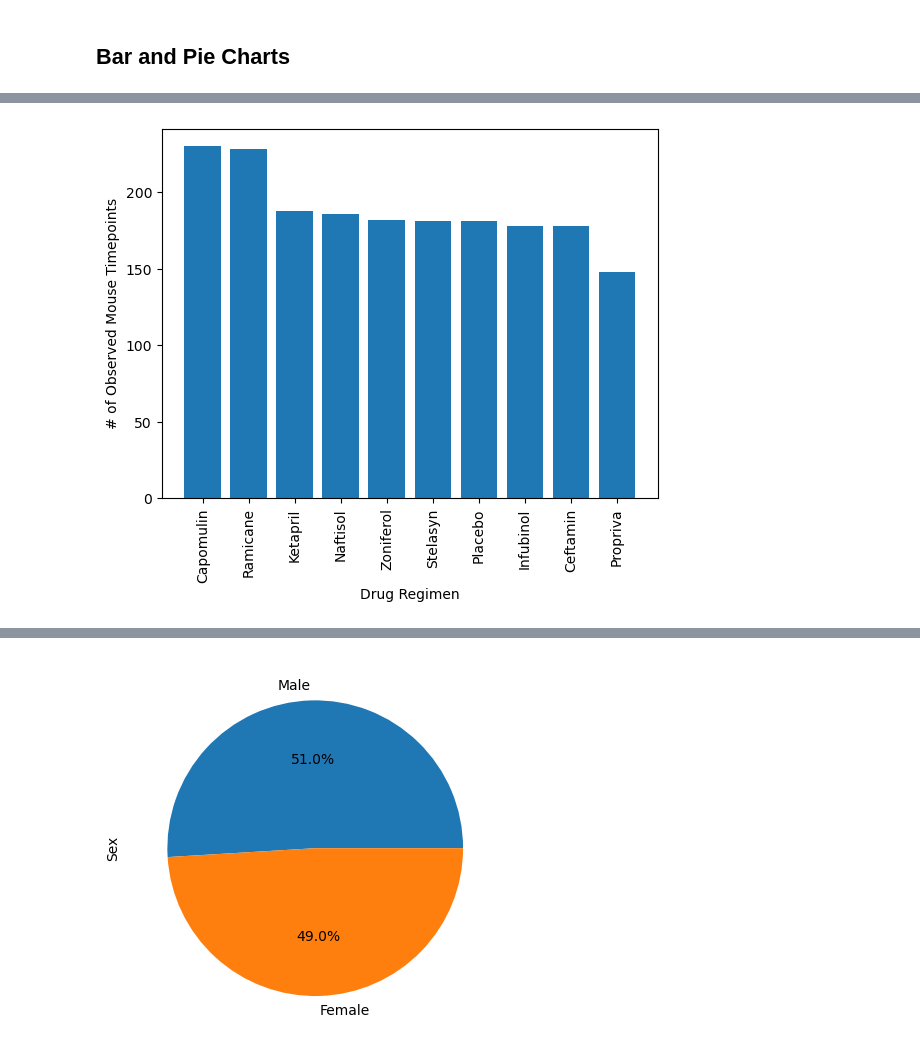
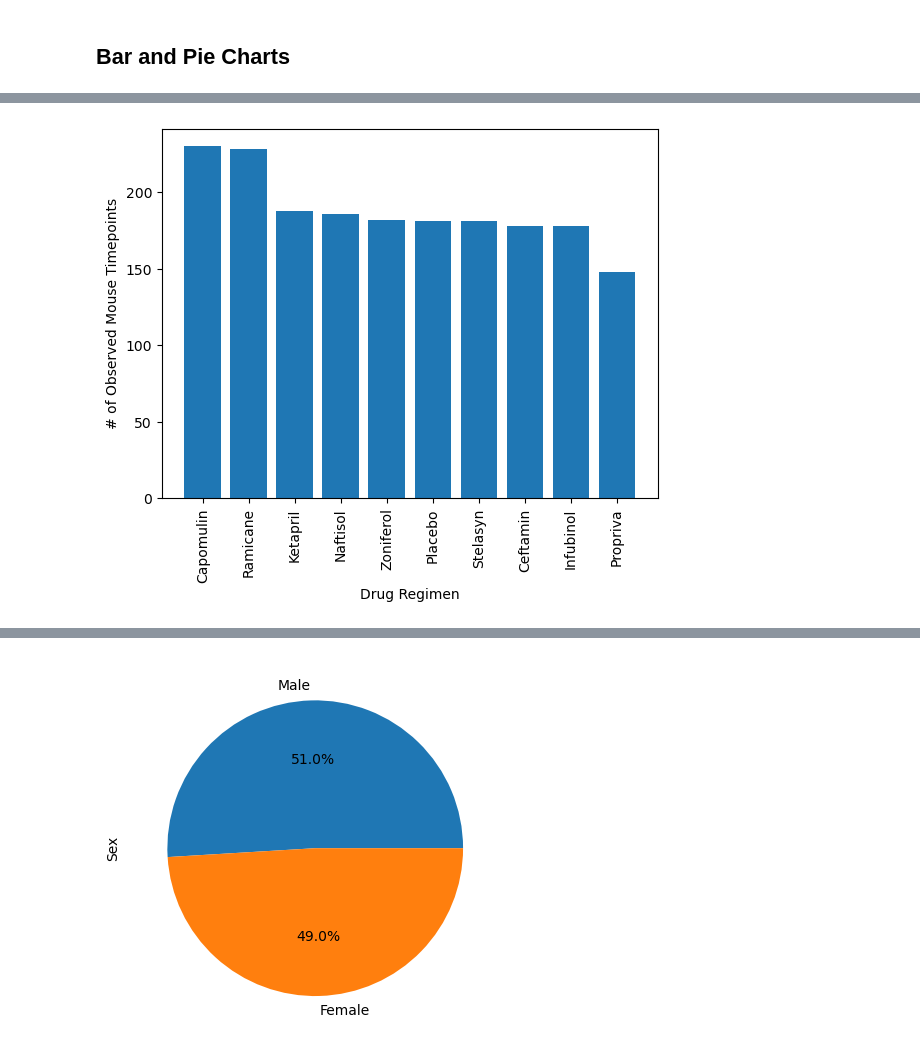
Before and after one commit to KeeganDavis/data-visualization-challenge, a Jupyter notebook: pymaceuticals.ipynb, the cells around one changed output, grey strips where cells are left out. Cells and saved outputs as stored; diff of their text form; code cells hidden in the pictures.

```diff
--- a/pymaceuticals.ipynb
+++ b/pymaceuticals.ipynb
@@ -128,4 +154,11 @@ len(cleaned_df['Mouse ID'].value_counts())
 # %%
 # Generate a bar plot showing the total number of rows (Mouse ID/Timepoints) for each drug regimen using pyplot.
+x_axis_pyplot = cleaned_df.groupby(['Drug Regimen'])['Timepoint'].count().sort_values(ascending=False).index
+y_axis_pyplot = cleaned_df.groupby(['Drug Regimen'])['Timepoint'].count().sort_values(ascending=False)
+plt.bar(x_axis_pyplot, y_axis_pyplot, width=.8)
+plt.xlabel('Drug Regimen')
+plt.xticks(rotation=90)
+plt.ylabel('# of Observed Mouse Timepoints')
+plt.show()
 # %% [output]
-[figure, old version]
+[figure, new version]
```
Also changed, not shown: parts of 7 cells of this notebook, 1 other file.
